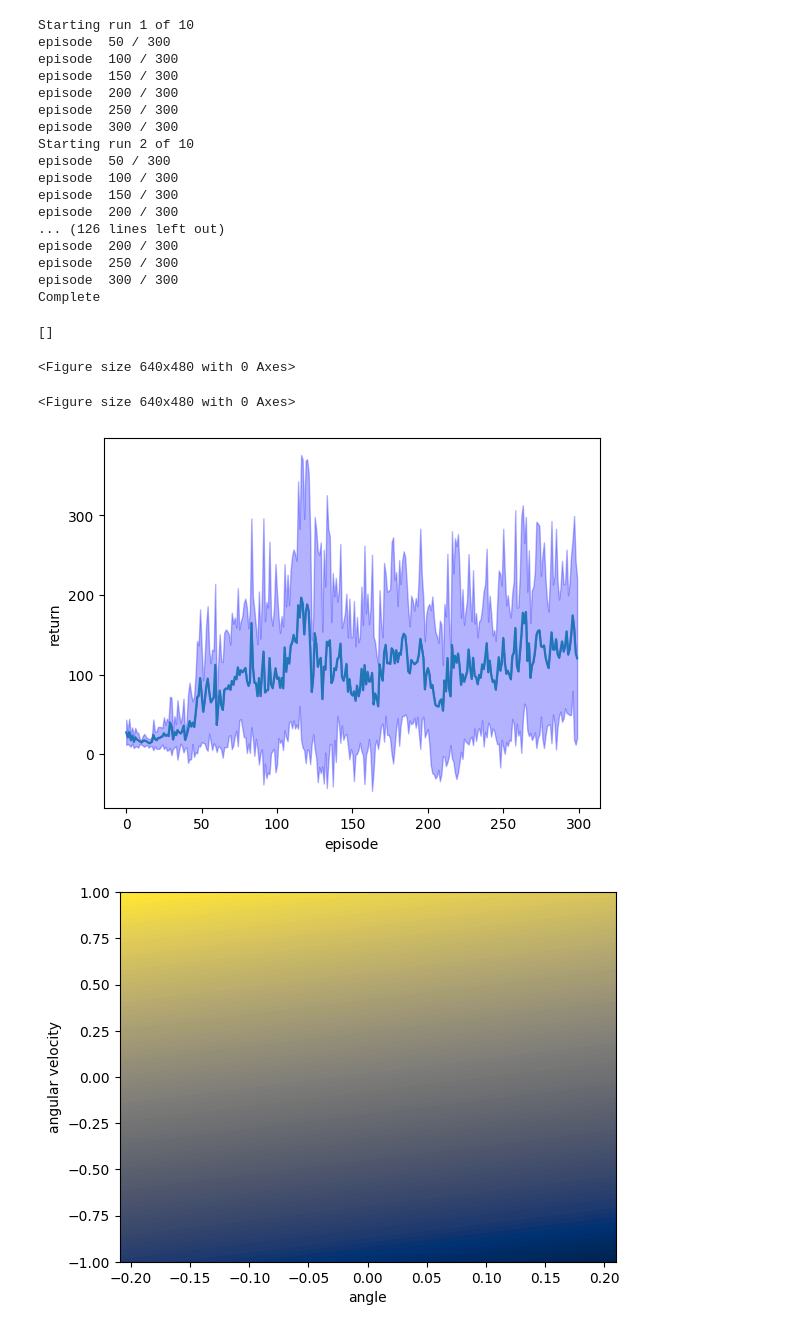
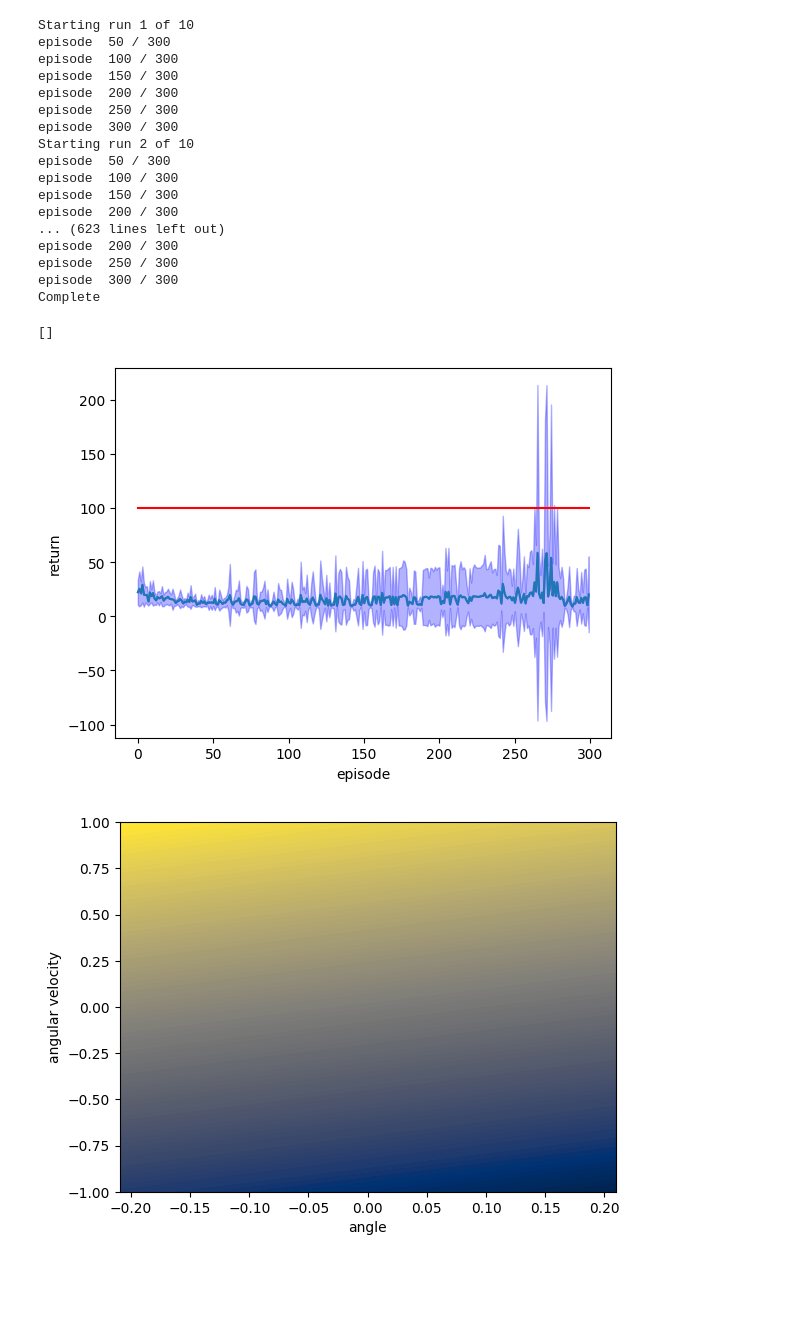
Before and after one commit to VV-A-VV/RL_CW2, a Jupyter notebook: my_implementation.ipynb, the cells around one changed output. Cells and saved outputs as stored; diff of their text form; code cells hidden in the pictures; blank space fills up the shorter version.

```diff
--- a/my_implementation.ipynb
+++ b/my_implementation.ipynb
@@ -88,8 +88,8 @@ def train(epsilon, layers, learning_rate, buffer_size, batch_size, update_target
 # train(epsilon, layers, learning_rate, gamma, buffer_size, batch_size, update_target_freq)
 epsilon_range = [0.9]
 # [4,256,2] has been tested
-layers_range = [[4, 64, 64, 2]]
-learning_rate_range = [0.001, 0.0001]
+layers_range = [[4, 256, 256, 2]]
+learning_rate_range = [0.001, 0.0001, 0.1]
 # gamma_range = [0.9, 0.95, 0.99, 0.995, 0.999]
 buffer_size_range = [10000]
 batch_size_range = [256]
@@ -109,12 +109,14 @@ def hyperparameter_tuning(epsilon_range, layers_range, learning_rate_range, buff
                             means = res.float().mean(0)
                             stds = res.float().std(0)
                             plt.clf()
-                            plt.figure()
+                            # plt.figure()
                             plt.plot(torch.arange(300), means)
                             plt.ylabel("return")
                             plt.xlabel("episode")
                             plt.fill_between(torch.arange(300), means, means + stds, alpha=0.3, color='b')
                             plt.fill_between(torch.arange(300), means, means - stds, alpha=0.3, color='b')
+                            # baseline at 100
+                            plt.plot(torch.arange(300), torch.ones(300)*100, color='r')
                             #save the graph
                             plt.savefig("{}_{}_{}_{}_{}_{}.png".format(epsilon, layers, learning_rate, buffer_size, batch_size, update_target_freq))
 
@@ -126,37 +128,35 @@ def hyperparameter_tuning(epsilon_range, layers_range, learning_rate_range, buff
 #         res = torch.tensor(result[0])
 #         means = res.float().mean(0)
 #         stds = res.float().std(0)
 #         plt.plot(torch.arange(300), means)
 #         plt.ylabel("return")
 #         plt.xlabel("episode")
 #         plt.fill_between(torch.arange(300), means, means + stds, alpha=0.3, color='b')
 #         plt.fill_between(torch.arange(300), means, means - stds, alpha=0.3, color='b')
 #         #save the graph
 #         plt.savefig("{}_{}_{}_{}_{}_{}_{}.png".format(result[1], result[2], result[3], result[4], result[5], result[6], result[7]))
 
 hyperparameter_tuning(epsilon_range, layers_range, learning_rate_range, buffer_size_range, batch_size_range, update_target_freq_range)
 # %% [output]
 Starting run 1 of 10
 episode  50 / 300
 episode  100 / 300
 episode  150 / 300
 episode  200 / 300
 episode  250 / 300
 episode  300 / 300
 Starting run 2 of 10
 episode  50 / 300
 episode  100 / 300
 episode  150 / 300
 episode  200 / 300
-... (126 lines left out)
+... (623 lines left out)
 episode  200 / 300
 episode  250 / 300
 episode  300 / 300
 Complete
 []
-<Figure size 640x480 with 0 Axes>
-<Figure size 640x480 with 0 Axes>
-[figure, old version]
+[figure, new version]
 # %%
 # Visualising the greedy Q-values for a stationary cart in the middle of the track
 # 2D plot showing policy as a function of pole angle and angular velocity (omega)
```
Also changed, not shown: 16 other files.
